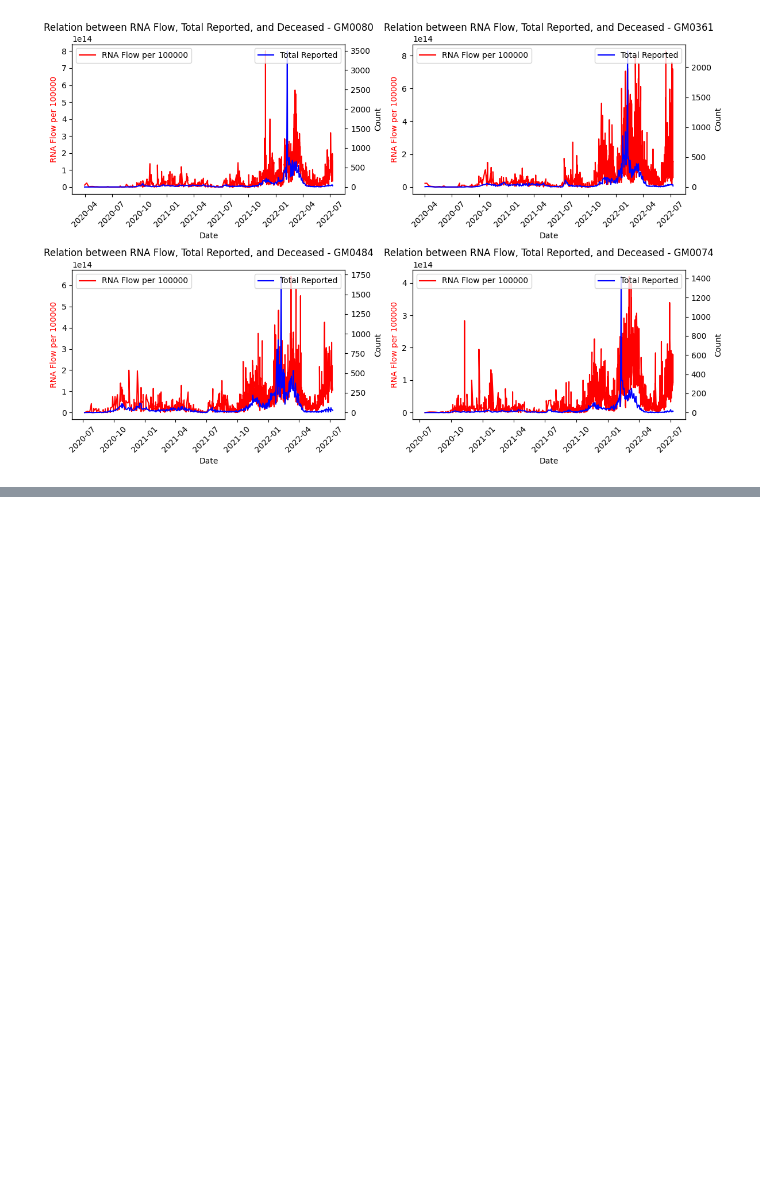
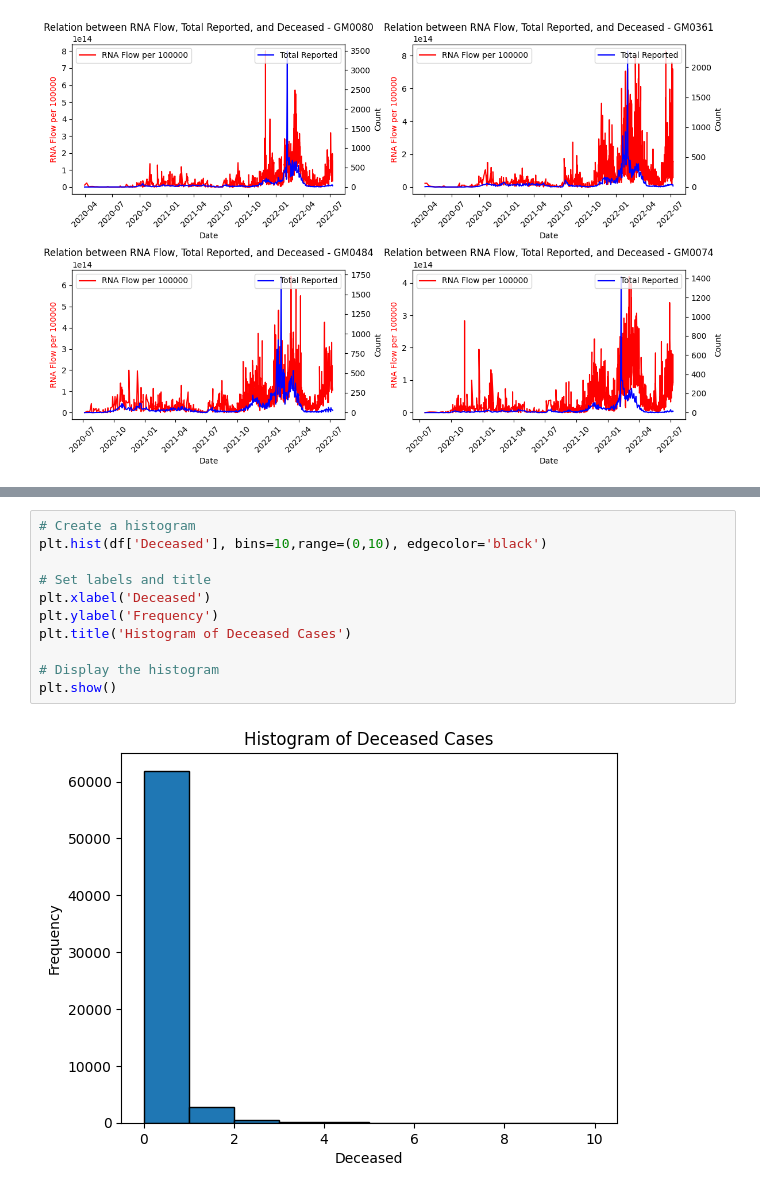
Before and after one commit to PRiesebos/PROG1Final, a Jupyter notebook: code/FinalAssignmentProg1_PeterRiesebos_360567.ipynb, the cells around one changed output, grey strips where cells are left out. Drawn from its saved outputs; the diff is of its cells as text; blank space fills up the shorter version.

```diff
--- a/code/FinalAssignmentProg1_PeterRiesebos_360567.ipynb
+++ b/code/FinalAssignmentProg1_PeterRiesebos_360567.ipynb
@@ -639,0 +781,13 @@ test_db2[test_db2["regio_naam"] == 'Groningen']
+# %%
+# Create a histogram
+plt.hist(df['Deceased'], bins=10,range=(0,10), edgecolor='black')
+
+# Set labels and title
+plt.xlabel('Deceased')
+plt.ylabel('Frequency')
+plt.title('Histogram of Deceased Cases')
+
+# Display the histogram
+plt.show()
+# %% [output]
+[figure, added]
```
Also changed, not shown: parts of 67 cells of this notebook, 1 other file.
